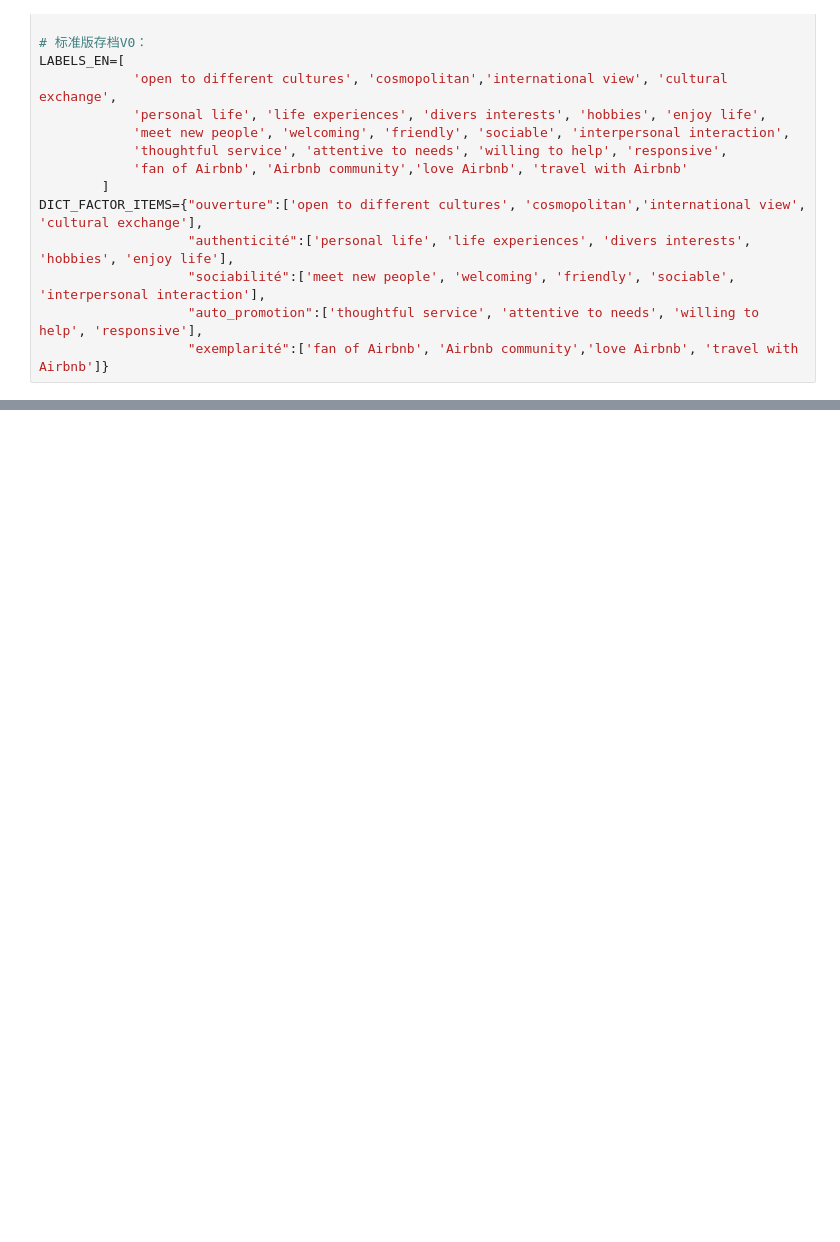
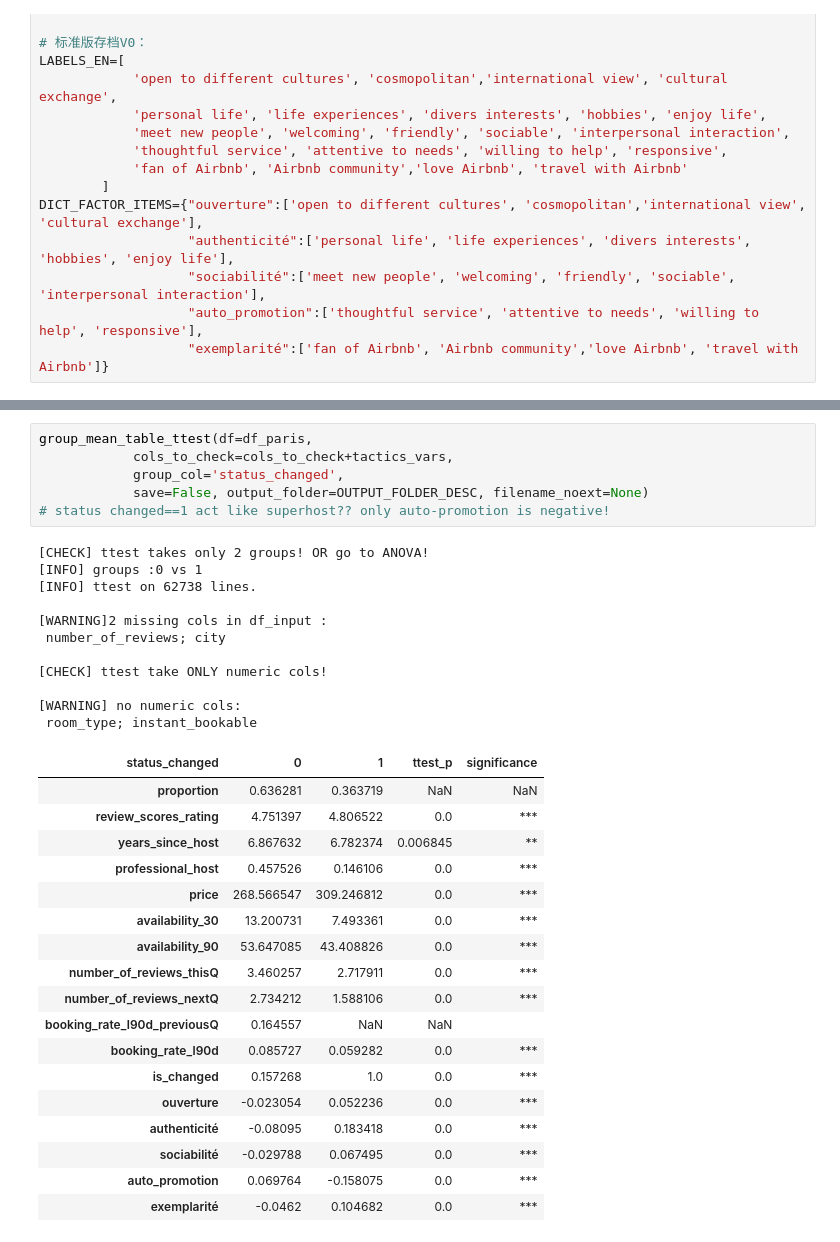
Before and after one commit to yeliu-dh/SelfPresentation_Multimodal_airbnb, a Jupyter notebook: C_stat/test_mod.ipynb, the cells around one changed output, grey strips where cells are left out. Saved outputs shown, nothing was run; the diff lists cells and outputs as text; blank space fills up the shorter version.

```diff
--- a/C_stat/test_mod.ipynb
+++ b/C_stat/test_mod.ipynb
@@ -47,0 +175,36 @@ group_mean_table_ttest(df=df,
+# %%
+group_mean_table_ttest(df=df_paris,
+            cols_to_check=cols_to_check+tactics_vars,
+            group_col='status_changed',
+            save=False, output_folder=OUTPUT_FOLDER_DESC, filename_noext=None)
+# status changed==1 act like superhost?? only auto-promotion is negative!
+# %% [output]
+[CHECK] ttest takes only 2 groups! OR go to ANOVA!
+[INFO] groups :0 vs 1
+[INFO] ttest on 62738 lines.
+
+[WARNING]2 missing cols in df_input :
+ number_of_reviews; city
+
+[CHECK] ttest take ONLY numeric cols!
+
+[WARNING] no numeric cols:
+ room_type; instant_bookable
+| status_changed | 0 | 1 | ttest_p | significance |
+| proportion | 0.636281 | 0.363719 | NaN | NaN |
+| review_scores_rating | 4.751397 | 4.806522 | 0.0 | *** |
+| years_since_host | 6.867632 | 6.782374 | 0.006845 | ** |
+| professional_host | 0.457526 | 0.146106 | 0.0 | *** |
+| price | 268.566547 | 309.246812 | 0.0 | *** |
+| availability_30 | 13.200731 | 7.493361 | 0.0 | *** |
+| availability_90 | 53.647085 | 43.408826 | 0.0 | *** |
+| number_of_reviews_thisQ | 3.460257 | 2.717911 | 0.0 | *** |
+| number_of_reviews_nextQ | 2.734212 | 1.588106 | 0.0 | *** |
+| booking_rate_l90d_previousQ | 0.164557 | NaN | NaN |  |
+| booking_rate_l90d | 0.085727 | 0.059282 | 0.0 | *** |
+| is_changed | 0.157268 | 1.0 | 0.0 | *** |
+| ouverture | -0.023054 | 0.052236 | 0.0 | *** |
+| authenticité | -0.08095 | 0.183418 | 0.0 | *** |
+| sociabilité | -0.029788 | 0.067495 | 0.0 | *** |
+| auto_promotion | 0.069764 | -0.158075 | 0.0 | *** |
+| exemplarité | -0.0462 | 0.104682 | 0.0 | *** |
```
Also changed, not shown: parts of 24 cells of this notebook, 4 other files.
